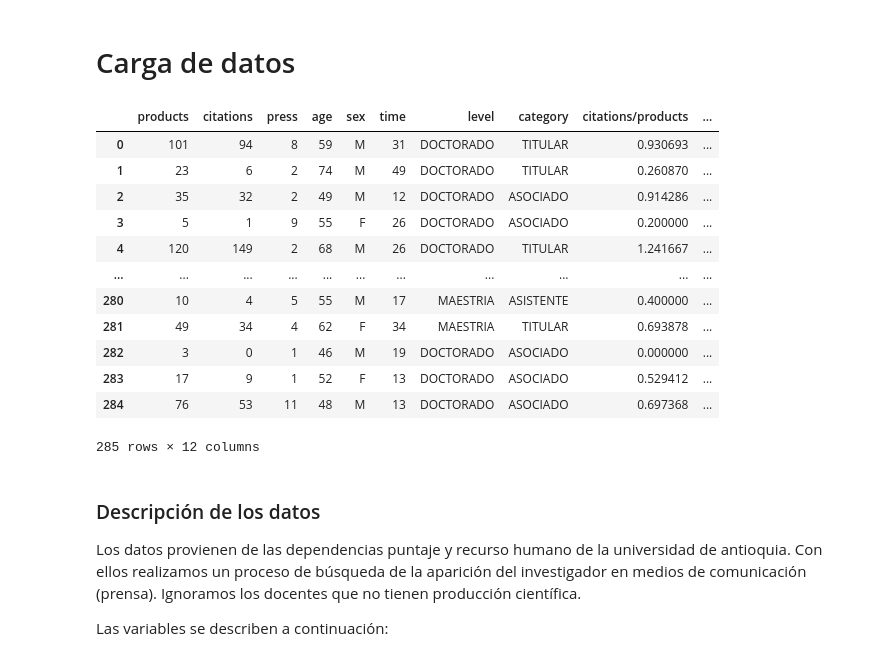
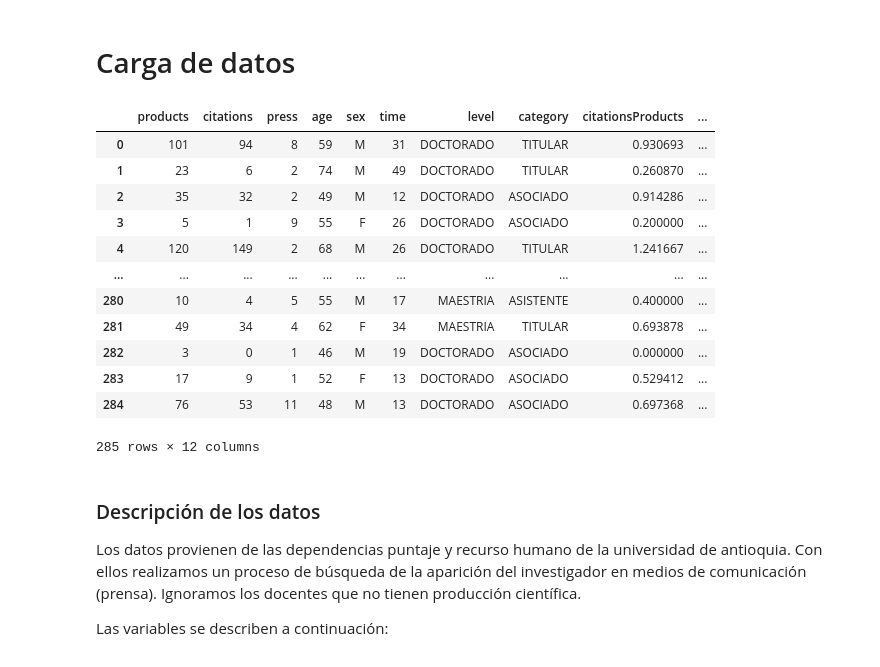
Before and after one commit to muzgash/masters, a Jupyter notebook: notebooks/Multivariate statistics.ipynb, the cells around one changed output. Saved outputs shown, nothing was run; the diff lists cells and outputs as text; code cells hidden in the pictures.

```diff
--- a/notebooks/Multivariate statistics.ipynb
+++ b/notebooks/Multivariate statistics.ipynb
@@ -11,13 +17,13 @@ from pca import pca
 # Carga de datos
 # %%
 data=pd.read_csv("../data/ms_authors.csv",dtype={"age":int,"time":int})
-data["citations/products"]=data["citations"]/data["products"]
-data["press/products"]=data["press"]/data["products"]
-data["age/products"]=data["age"]/data["products"]
-data["time/products"]=data["time"]/data["products"]
+data["citationsProducts"]=data["citations"]/data["products"]
+data["pressProducts"]=data["press"]/data["products"]
+data["ageProducts"]=data["age"]/data["products"]
+data["timeProducts"]=data["time"]/data["products"]
 data
 # %% [output]
-|  | products | citations | press | age | sex | time | level | category | citations/products | ... |
+|  | products | citations | press | age | sex | time | level | category | citationsProducts | ... |
 | 0 | 101 | 94 | 8 | 59 | M | 31 | DOCTORADO | TITULAR | 0.930693 | ... |
 | 1 | 23 | 6 | 2 | 74 | M | 49 | DOCTORADO | TITULAR | 0.260870 | ... |
 | 2 | 35 | 32 | 2 | 49 | M | 12 | DOCTORADO | ASOCIADO | 0.914286 | ... |
```
Also changed, not shown: parts of 29 cells of this notebook.
